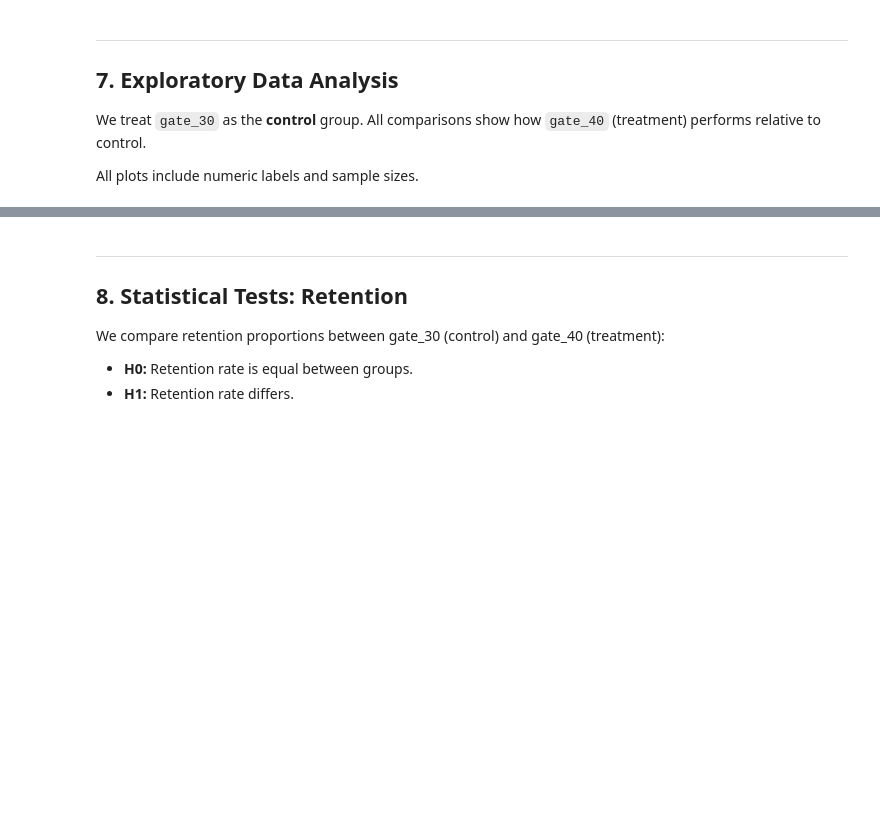
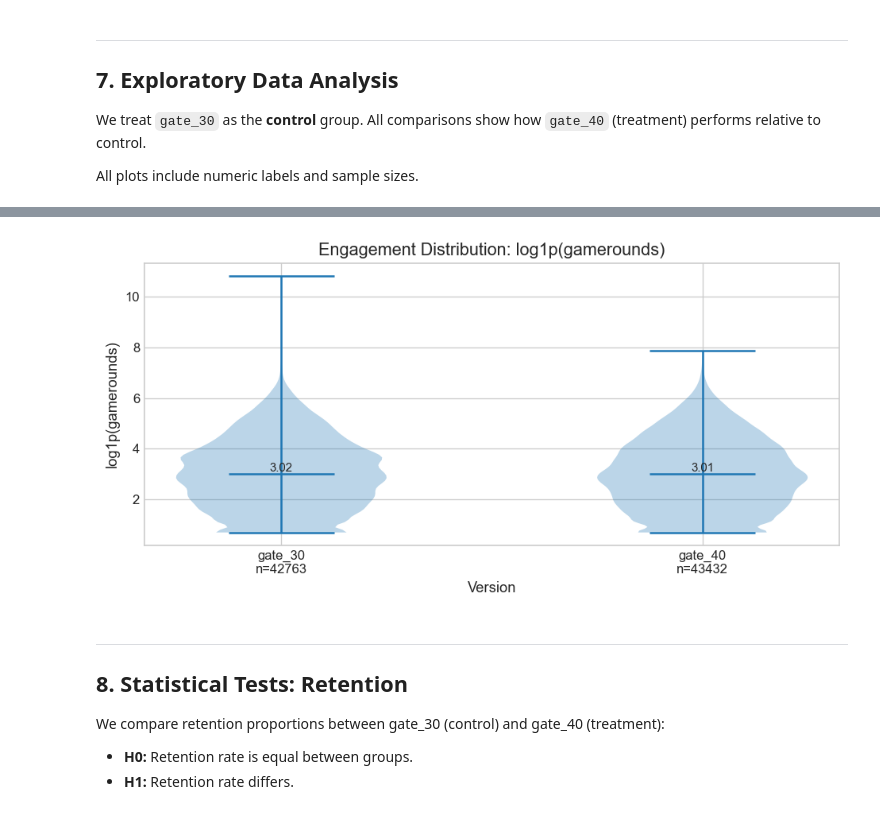
Before and after one commit to husein-loubani/ab-testing-experiments, a Jupyter notebook: notebooks/cookie_cats_ab_test.ipynb, the cells around one changed output, grey strips where cells are left out. Cells and saved outputs as stored; diff of their text form; code cells hidden in the pictures; blank space fills up the shorter version.

```diff
--- a/notebooks/cookie_cats_ab_test.ipynb
+++ b/notebooks/cookie_cats_ab_test.ipynb
@@ -254,18 +324,21 @@ for col, label in [(COOKIE_CATS.col_retention_1, 'Day 1'), (COOKIE_CATS.col_rete
 # %%
 df_plot = df_exposed.copy()
 df_plot['log_gamerounds'] = np.log1p(df_plot[COOKIE_CATS.col_sum_gamerounds])
 
 fig = plot_distribution_violin(
     df_plot,
     group_col=COOKIE_CATS.col_version,
     value_col='log_gamerounds',
     title='Engagement Distribution: log1p(gamerounds)',
     xlabel='Version',
     ylabel='log1p(gamerounds)',
     out_name='cookie_cats_gamerounds_log_violin.png',
+    figures_dir=FIGURES_CC_DIR,
     order=['gate_30', 'gate_40'],
 )
 plt.show()
+# %% [output]
+[figure, added]
 # %% [markdown]
 ---
 ## 8. Statistical Tests: Retention
```
Also changed, not shown: parts of 18 cells of this notebook, 25 other files.
